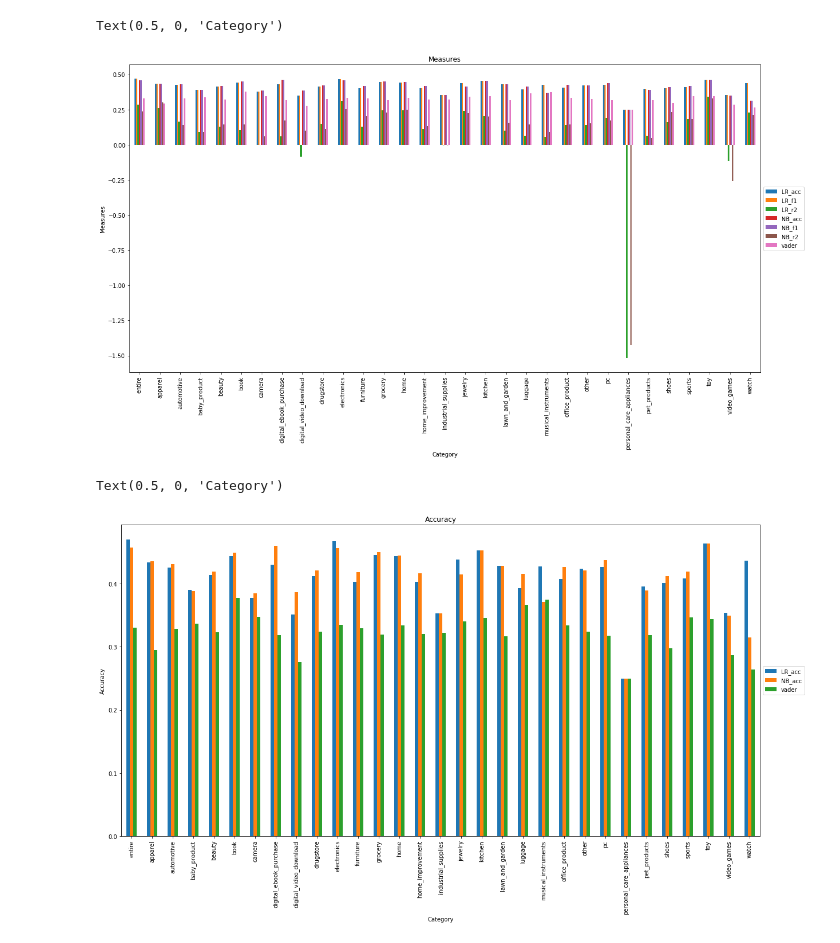
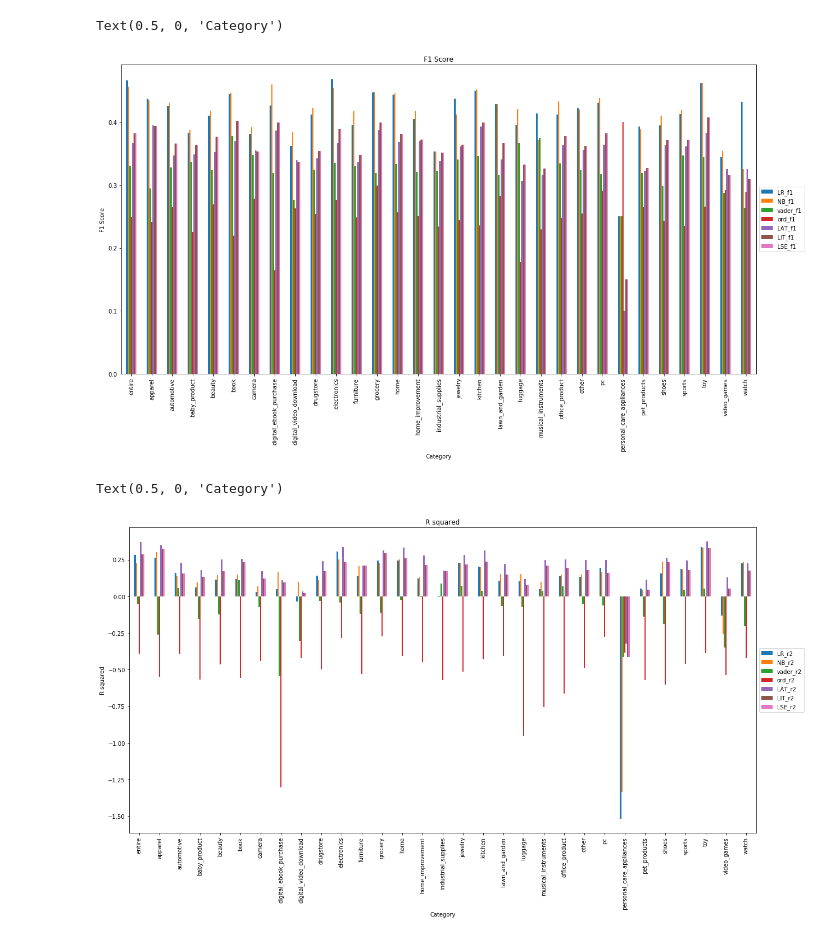
Before and after one commit to krithravi/review-prediction, a Jupyter notebook: graphing.ipynb, the cells around one changed output. Saved outputs shown, nothing was run; the diff lists cells and outputs as text; code cells hidden in the pictures.

```diff
--- a/graphing.ipynb
+++ b/graphing.ipynb
@@ -13,0 +4,13 @@ results_df.head()
+# %%
+df = pd.read_csv("res.csv").T.iloc[1:]
+colList = ["LR_acc", "LR_f1", "LR_r2", "LR_my",
+           "NB_acc", "NB_f1", "NB_r2", "NB_my",
+           "vader_acc", "vader_f1", "vader_r2", "vader_my",
+           "ord_acc", "ord_f1", "ord_r2", "ord_my",
+           "LAT_acc", "LAT_f1", "LAT_r2", "LAT_my",
+           "LIT_acc", "LIT_f1", "LIT_r2", "LIT_my",
+           "LSE_acc", "LSE_f1", "LSE_r2", "LSE_my"
+          ]
+df.columns = colList
+
+df
@@ -47,19 +46,18 @@ df
 # %%
-## All
-ax = df.plot.bar(title = "Measures", figsize=(20,10))
+#df[df < 0] = 0
+ax = df[["LR_f1", "NB_f1", "vader_f1", "ord_f1", "LAT_f1", "LIT_f1", "LSE_f1"]].plot.bar(title = "F1 Score", figsize=(20,10))
 ax.legend(loc='center left', bbox_to_anchor=(1.0, 0.5));
-ax.set_ylabel("Measures")
+ax.set_ylabel("F1 Score")
 ax.set_xlabel("Category")
 # %% [output]
 Text(0.5, 0, 'Category')
-[figure, old version]
+[figure, new version]
 # %%
-# accuracy
 #df[df < 0] = 0
-ax = df[["LR_acc", "NB_acc", "vader"]].plot.bar(title = "Accuracy", figsize=(20,10))
+ax = df[["LR_r2", "NB_r2", "vader_r2", "ord_r2", "LAT_r2", "LIT_r2", "LSE_r2"]].plot.bar(title = "R squared", figsize=(20,10))
 ax.legend(loc='center left', bbox_to_anchor=(1.0, 0.5));
-ax.set_ylabel("Accuracy")
+ax.set_ylabel("R squared")
 ax.set_xlabel("Category")
 # %% [output]
 Text(0.5, 0, 'Category')
-[figure, old version]
+[figure, new version]
```
Also changed, not shown: parts of 7 cells of this notebook, 3 other files.
